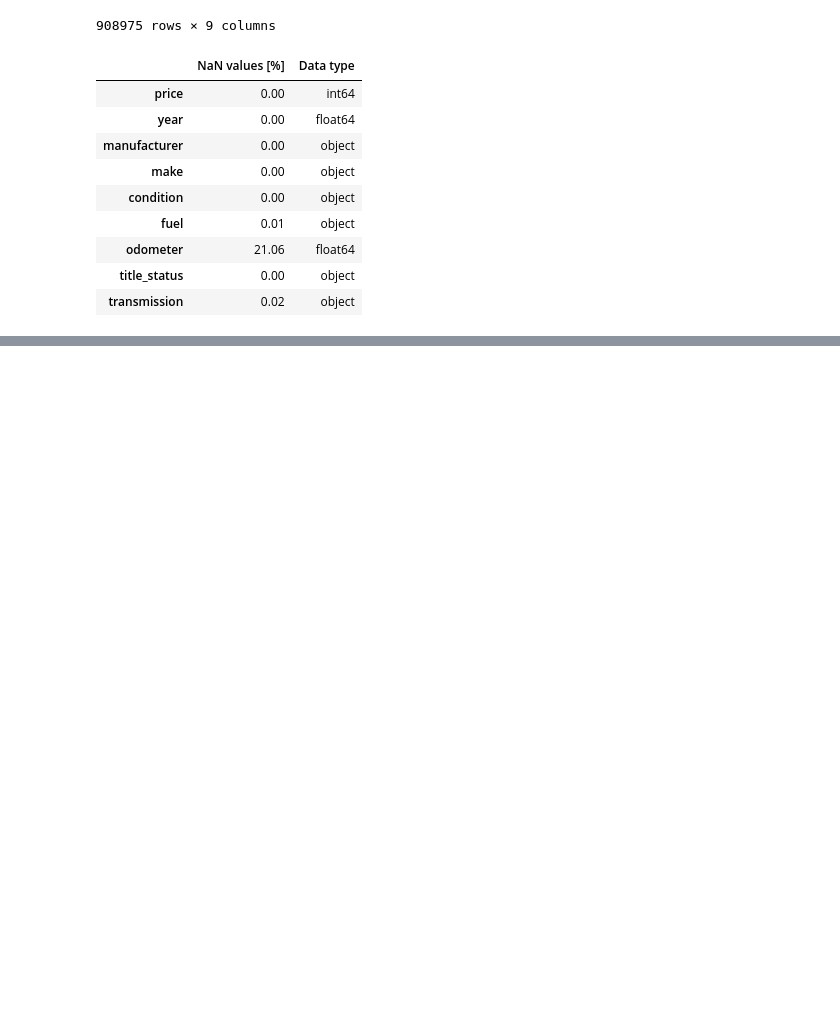
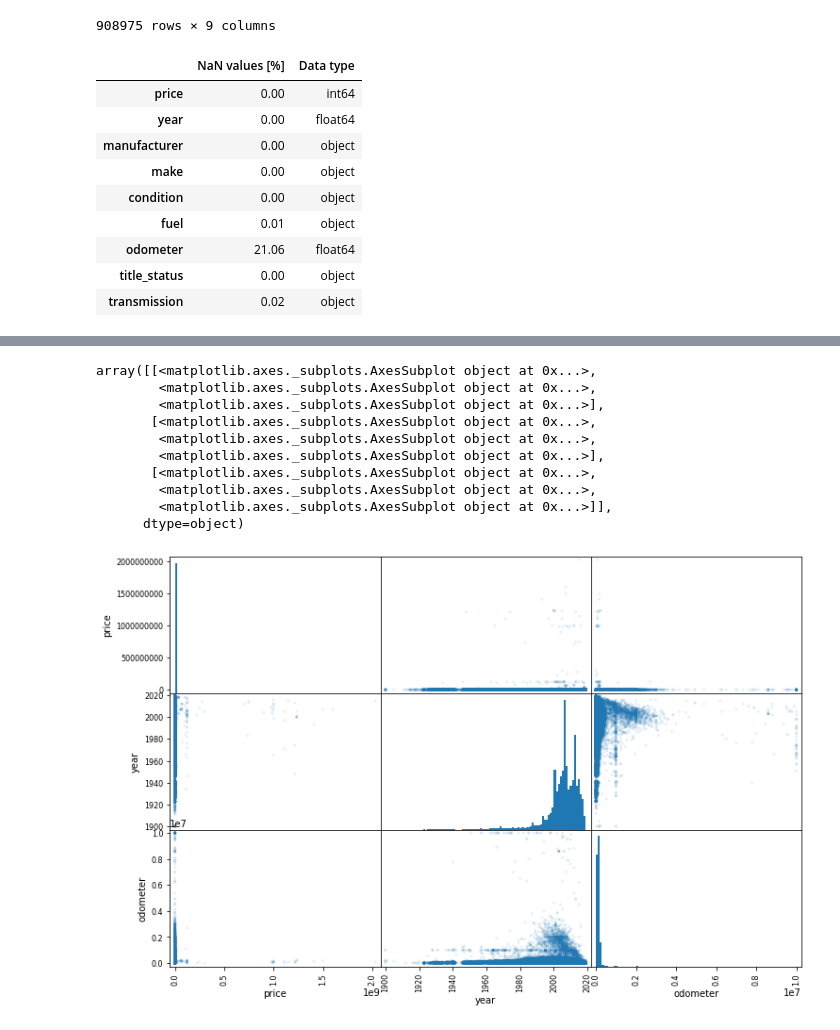
Before and after one commit to Michal-Pocztowski/Car-price-predictor, a Jupyter notebook: Cars.ipynb, the cells around one changed output, grey strips where cells are left out. Drawn from its saved outputs; the diff is of its cells as text; code cells hidden in the pictures; blank space fills up the shorter version.

```diff
--- a/Cars.ipynb
+++ b/Cars.ipynb
@@ -546,0 +558,17 @@ pd.DataFrame({'NaN values [%]' : round(cars_nan_values_percent, 2), 'Data type':
+# %%
+from pandas.plotting import scatter_matrix
+
+attr = ['price', 'year', 'odometer']
+scatter_matrix(cars[attr], figsize=(12, 8), alpha=0.1, hist_kwds={'bins': 100})
+# %% [output]
+array([[<matplotlib.axes._subplots.AxesSubplot object at 0x...>,
+        <matplotlib.axes._subplots.AxesSubplot object at 0x...>,
+        <matplotlib.axes._subplots.AxesSubplot object at 0x...>],
+       [<matplotlib.axes._subplots.AxesSubplot object at 0x...>,
+        <matplotlib.axes._subplots.AxesSubplot object at 0x...>,
+        <matplotlib.axes._subplots.AxesSubplot object at 0x...>],
+       [<matplotlib.axes._subplots.AxesSubplot object at 0x...>,
+        <matplotlib.axes._subplots.AxesSubplot object at 0x...>,
+        <matplotlib.axes._subplots.AxesSubplot object at 0x...>]],
+      dtype=object)
+[figure, added]
```
Also changed, not shown: parts of 23 cells of this notebook.
